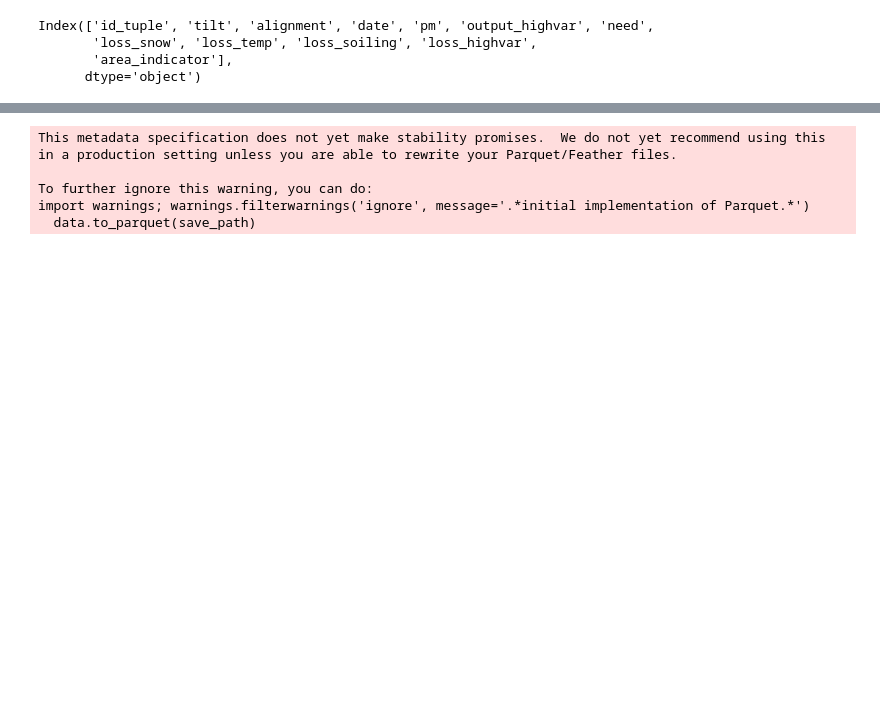
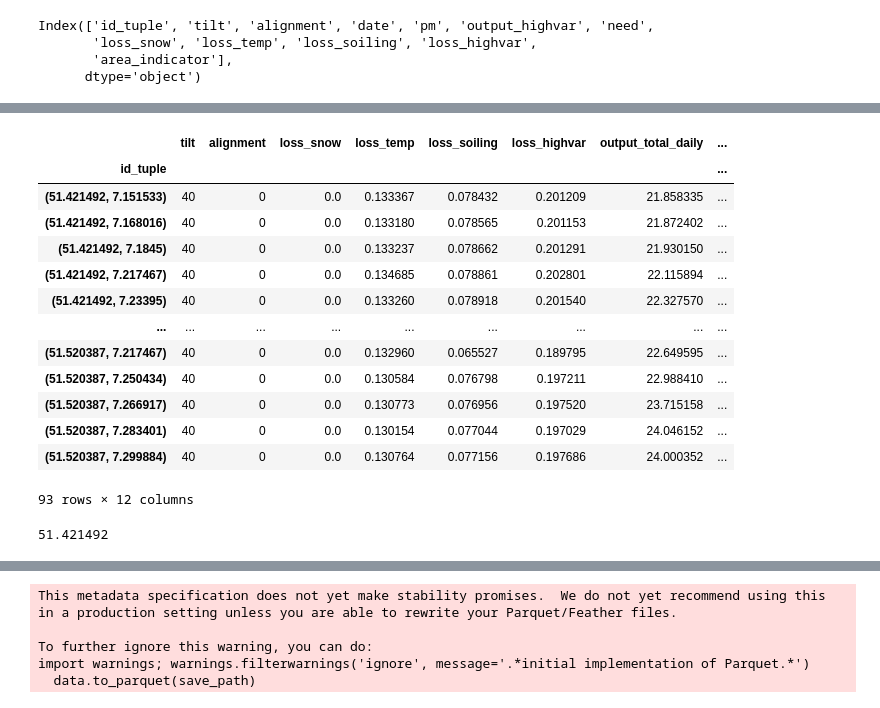
Before and after one commit to WebDevelopmentDuesseldorf/Solaranlagen, a Jupyter notebook: src/spp_program_full.ipynb, the cells around one changed output, grey strips where cells are left out. Saved outputs shown, nothing was run; the diff lists cells and outputs as text; code cells hidden in the pictures; blank space fills up the shorter version.

```diff
--- a/src/spp_program_full.ipynb
+++ b/src/spp_program_full.ipynb
@@ -942,6 +1064,7 @@ smallest_size_df=(
     optimal_combination(
         weather_df,
         smallest_size_idx,
+        'output_highvar',
         need_df,loss_df,indicator_df
     )
 )
@@ -1136,0 +1277,17 @@ Index(['id_tuple', 'tilt', 'alignment', 'date', 'pm', 'output_highvar', 'need',
+# %%
+smallest_size_df
+# %% [output]
+|  | tilt | alignment | loss_snow | loss_temp | loss_soiling | loss_highvar | output_total_daily | ... |
+| id_tuple |  |  |  |  |  |  |  | ... |
+| (51.421492, 7.151533) | 40 | 0 | 0.0 | 0.133367 | 0.078432 | 0.201209 | 21.858335 | ... |
+| (51.421492, 7.168016) | 40 | 0 | 0.0 | 0.133180 | 0.078565 | 0.201153 | 21.872402 | ... |
+| (51.421492, 7.1845) | 40 | 0 | 0.0 | 0.133237 | 0.078662 | 0.201291 | 21.930150 | ... |
+| (51.421492, 7.217467) | 40 | 0 | 0.0 | 0.134685 | 0.078861 | 0.202801 | 22.115894 | ... |
+| (51.421492, 7.23395) | 40 | 0 | 0.0 | 0.133260 | 0.078918 | 0.201540 | 22.327570 | ... |
+| ... | ... | ... | ... | ... | ... | ... | ... | ... |
+| (51.520387, 7.217467) | 40 | 0 | 0.0 | 0.132960 | 0.065527 | 0.189795 | 22.649595 | ... |
+| (51.520387, 7.250434) | 40 | 0 | 0.0 | 0.130584 | 0.076798 | 0.197211 | 22.988410 | ... |
+| (51.520387, 7.266917) | 40 | 0 | 0.0 | 0.130773 | 0.076956 | 0.197520 | 23.715158 | ... |
+| (51.520387, 7.283401) | 40 | 0 | 0.0 | 0.130154 | 0.077044 | 0.197029 | 24.046152 | ... |
+| (51.520387, 7.299884) | 40 | 0 | 0.0 | 0.130764 | 0.077156 | 0.197686 | 24.000352 | ... |
+93 rows × 12 columns
@@ -1136,0 +1296,4 @@ Index(['id_tuple', 'tilt', 'alignment', 'date', 'pm', 'output_highvar', 'need',
+# %%
+to_geojson.id_tuple[0][0]
+# %% [output]
+51.421492
```
Also changed, not shown: parts of 22 cells of this notebook.
